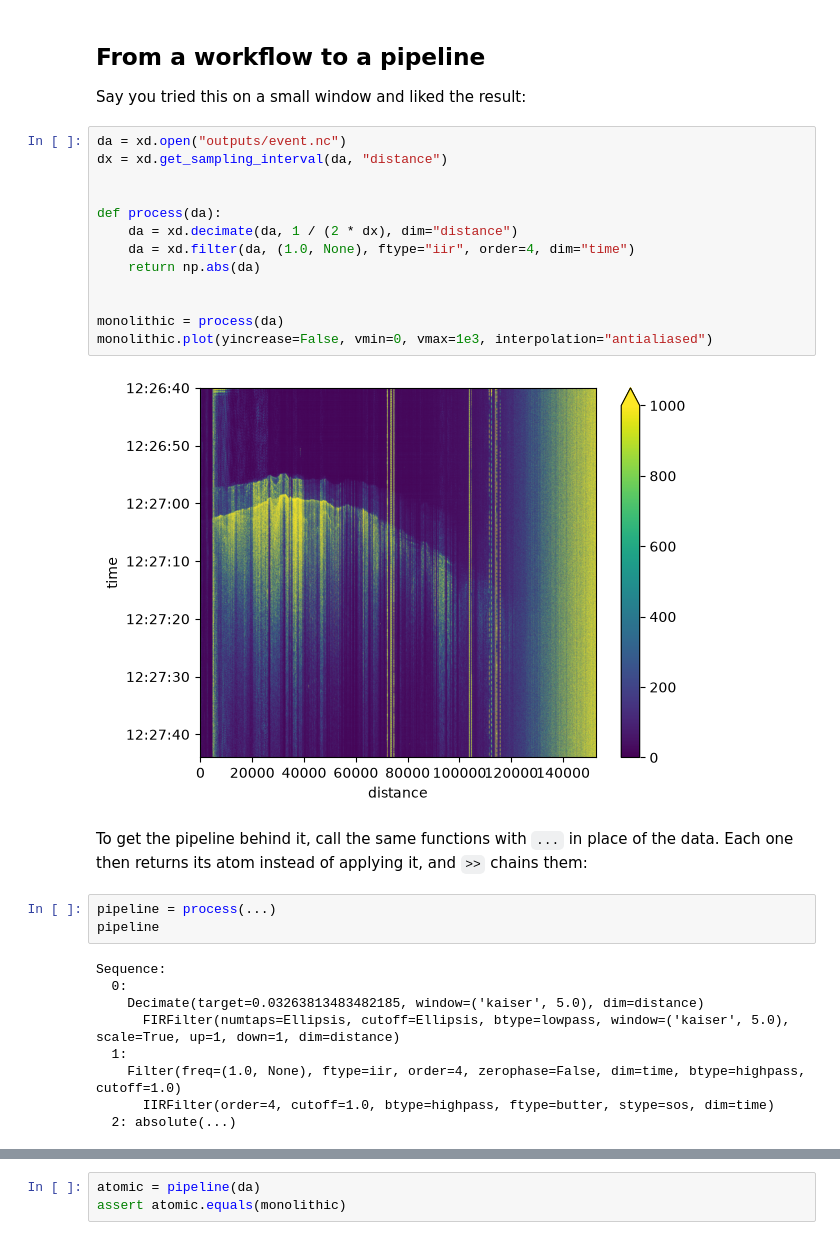
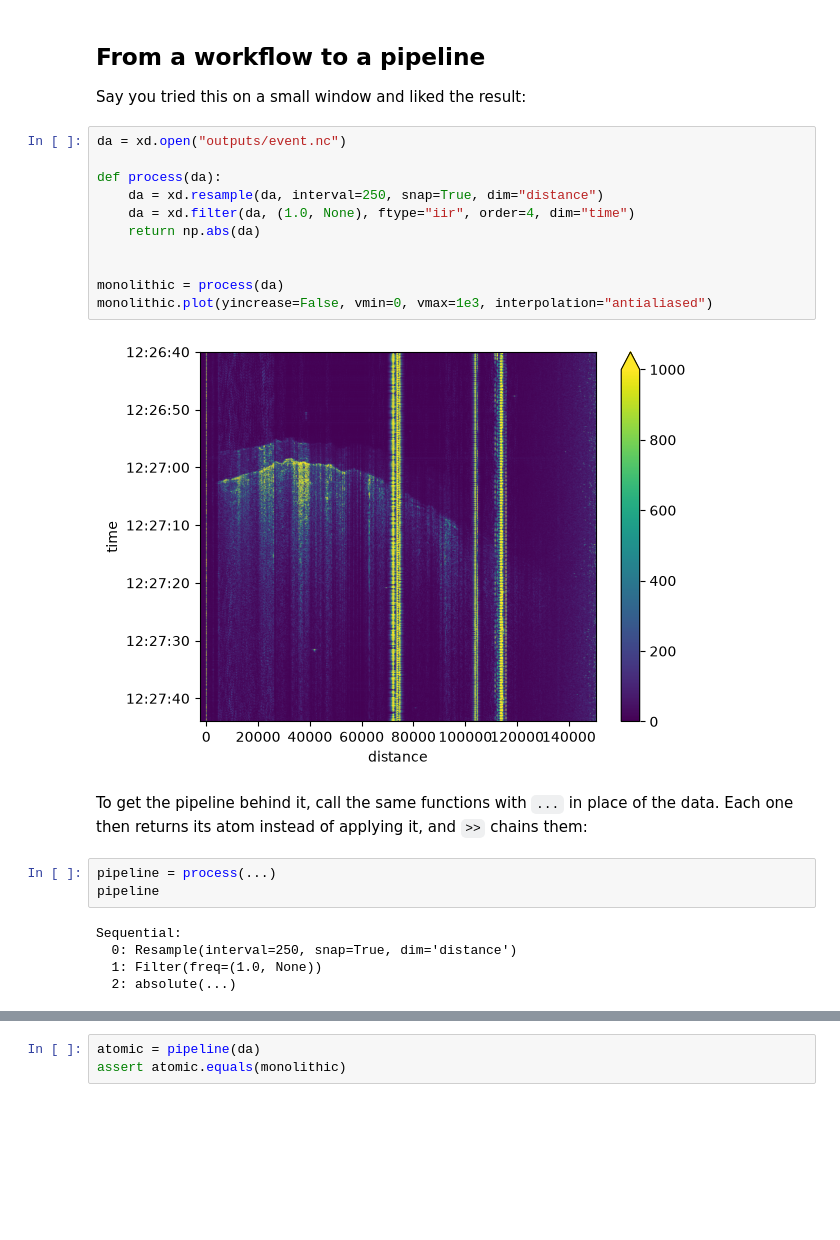
Before and after one commit to xdas-dev/tutorials, a Jupyter notebook: 03_massive_atomic_processing.ipynb, the cells around one changed output, grey strips where cells are left out. Cells and saved outputs as stored; diff of their text form; blank space fills up the shorter version.

```diff
--- a/03_massive_atomic_processing.ipynb
+++ b/03_massive_atomic_processing.ipynb
@@ -19,19 +19,17 @@ import xdas.atoms as xa
 Say you tried this on a small window and liked the result:
 # %%
 da = xd.open("outputs/event.nc")
-dx = xd.get_sampling_interval(da, "distance")
-
 
 def process(da):
-    da = xd.decimate(da, 1 / (2 * dx), dim="distance")
+    da = xd.resample(da, interval=250, snap=True, dim="distance")
     da = xd.filter(da, (1.0, None), ftype="iir", order=4, dim="time")
     return np.abs(da)
 
 
 monolithic = process(da)
 monolithic.plot(yincrease=False, vmin=0, vmax=1e3, interpolation="antialiased")
 # %% [output]
-[figure, old version]
+[figure, new version]
 # %% [markdown]
 To get the pipeline behind it, call the same functions with `...` in place of
 the data. Each one then returns its atom instead of applying it, and `>>`
@@ -40,13 +38,9 @@ chains them:
 pipeline = process(...)
 pipeline
 # %% [output]
-Sequence:
-  0:
-    Decimate(target=0.03263813483482185, window=('kaiser', 5.0), dim=distance)
-      FIRFilter(numtaps=Ellipsis, cutoff=Ellipsis, btype=lowpass, window=('kaiser', 5.0), scale=True, up=1, down=1, dim=distance)
-  1:
-    Filter(freq=(1.0, None), ftype=iir, order=4, zerophase=False, dim=time, btype=highpass, cutoff=1.0)
-      IIRFilter(order=4, cutoff=1.0, btype=highpass, ftype=butter, stype=sos, dim=time)
+Sequential:
+  0: Resample(interval=250, snap=True, dim='distance')
+  1: Filter(freq=(1.0, None))
   2: absolute(...)
 # %%
 pipeline = (
```
Also changed, not shown: parts of 13 cells of this notebook, 7 other files.
